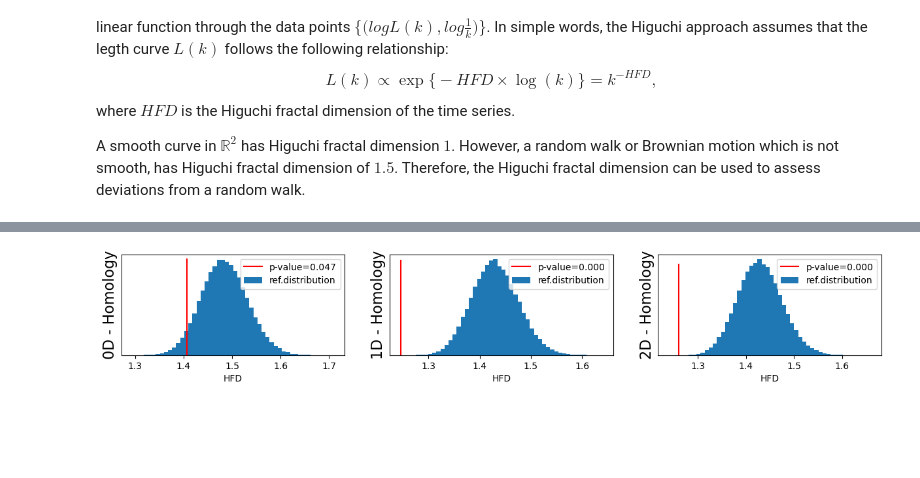
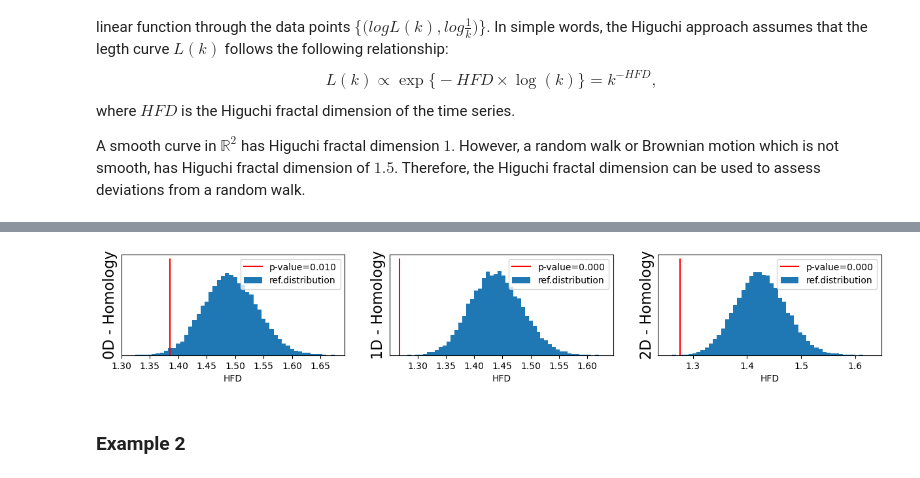
Before and after one commit to A-EL-YAAGOUBI/Dynamic-TDA, a Jupyter notebook: Dynamic_TDA_HFD_Simulations.ipynb, the cells around one changed output, grey strips where cells are left out. Drawn from its saved outputs; the diff is of its cells as text; code cells hidden in the pictures; blank space fills up the shorter version.

Commit message:
Updating simulations with more examples

```diff
--- a/Dynamic_TDA_HFD_Simulations.ipynb
+++ b/Dynamic_TDA_HFD_Simulations.ipynb
@@ -383,7 +384,7 @@ ref_dist_hfd_0 = []
 ref_dist_hfd_1 = []
 ref_dist_hfd_2 = []
 
-B = 100000
+B = 20000
 for b in range(B):
 
     permutation = np.random.permutation(len(TP_0_DET))
@@ -406,31 +407,33 @@ ref_dist_hfd_2 = np.array(ref_dist_hfd_2)
 # %%
 plt.figure(figsize=(15, 2))
 plt.subplot(131)
-plt.hist(ref_dist_hfd_0, bins=50)
-plt.plot(50 * [D_0], np.linspace(0, 7000, 50), 'r')
+plt.hist(ref_dist_hfd_0, bins=50, density=True)
+plt.plot(50 * [D_0], np.linspace(0, 10, 50), 'r')
 plt.yticks([])
 plt.xlabel('HFD')
 plt.ylabel('0D - Homology', fontsize=16)
 plt.legend(('p-value={:.3f}'.format(np.mean(ref_dist_hfd_0<D_0)), 'ref.distribution'))
 
 plt.subplot(132)
-plt.hist(ref_dist_hfd_1, bins=50)
-plt.plot(50 * [D_1], np.linspace(0, 7000, 50), 'r')
+plt.hist(ref_dist_hfd_1, bins=50, density=True)
+plt.plot(50 * [D_1], np.linspace(0, 10, 50), 'r')
 plt.yticks([])
 plt.xlabel('HFD')
 plt.ylabel('1D - Homology', fontsize=16)
 plt.legend(('p-value={:.3f}'.format(np.mean(ref_dist_hfd_1<D_1)), 'ref.distribution'))
 
 plt.subplot(133)
-plt.hist(ref_dist_hfd_2, bins=50)
-plt.plot(50 * [D_2], np.linspace(0, 7000, 50), 'r')
+plt.hist(ref_dist_hfd_2, bins=50, density=True)
+plt.plot(50 * [D_2], np.linspace(0, 10, 50), 'r')
 plt.yticks([])
 plt.xlabel('HFD')
 plt.ylabel('2D - Homology', fontsize=16)
 plt.legend(('p-value={:.3f}'.format(np.mean(ref_dist_hfd_2<D_2)), 'ref.distribution'))
 
-# plt.savefig('./images/simulated_P_Values_Dynamic_TDA.jpg', bbox_inches='tight', pad_inches=0, transparent=True)
+# plt.savefig('./images/simulated_P_Values_Dynamic_TDA_Example_1.jpg', bbox_inches='tight', pad_inches=0, transparent=True)
 
 plt.show()
 # %% [output]
-[figure, old version]
+[figure, new version]
+# %% [markdown]
+### Example 2
```
Also changed, not shown: parts of 26 cells of this notebook.
